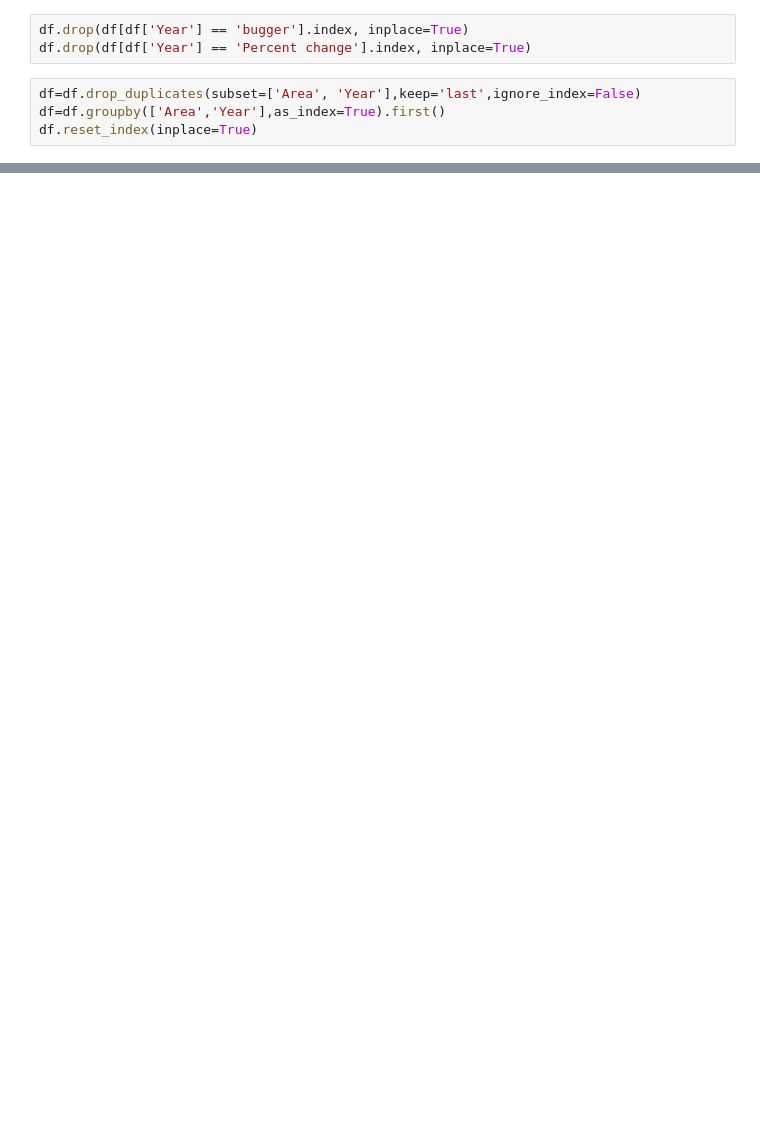
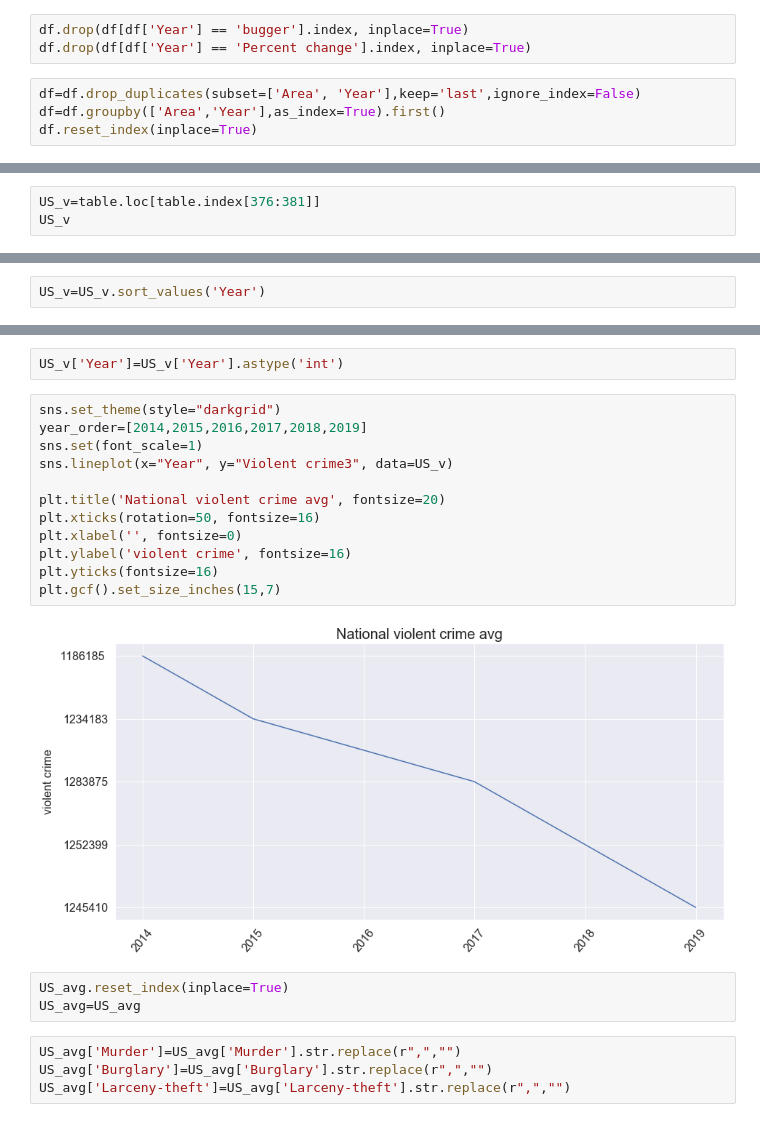
Before and after one commit to Cuiweiyi/CALEA_and_crime, a Jupyter notebook: notebook/Crime_and_Cost_Living.ipynb, the cells around one changed output, grey strips where cells are left out. Cells and saved outputs as stored; diff of their text form; blank space fills up the shorter version.

Commit message:
added graphs for national avg

```diff
--- a/notebook/Crime_and_Cost_Living.ipynb
+++ b/notebook/Crime_and_Cost_Living.ipynb
@@ -622,0 +1540,3 @@ plt.show()
+# %%
+US_v=table.loc[table.index[376:381]]
+US_v
@@ -622,0 +1550,2 @@ plt.show()
+# %%
+US_v=US_v.sort_values('Year')
@@ -622,0 +1568,23 @@ plt.show()
+# %%
+US_v['Year']=US_v['Year'].astype('int')
+# %%
+sns.set_theme(style="darkgrid")
+year_order=[2014,2015,2016,2017,2018,2019]
+sns.set(font_scale=1)
+sns.lineplot(x="Year", y="Violent crime3", data=US_v)
+
+plt.title('National violent crime avg', fontsize=20)
+plt.xticks(rotation=50, fontsize=16)
+plt.xlabel('', fontsize=0)
+plt.ylabel('violent crime', fontsize=16)
+plt.yticks(fontsize=16)
+plt.gcf().set_size_inches(15,7)
+# %% [output]
+[figure, added]
+# %%
+US_avg.reset_index(inplace=True)
+US_avg=US_avg
+# %%
+US_avg['Murder']=US_avg['Murder'].str.replace(r",","")
+US_avg['Burglary']=US_avg['Burglary'].str.replace(r",","")
+US_avg['Larceny-theft']=US_avg['Larceny-theft'].str.replace(r",","")
```
Also changed, not shown: parts of 148 cells of this notebook.
